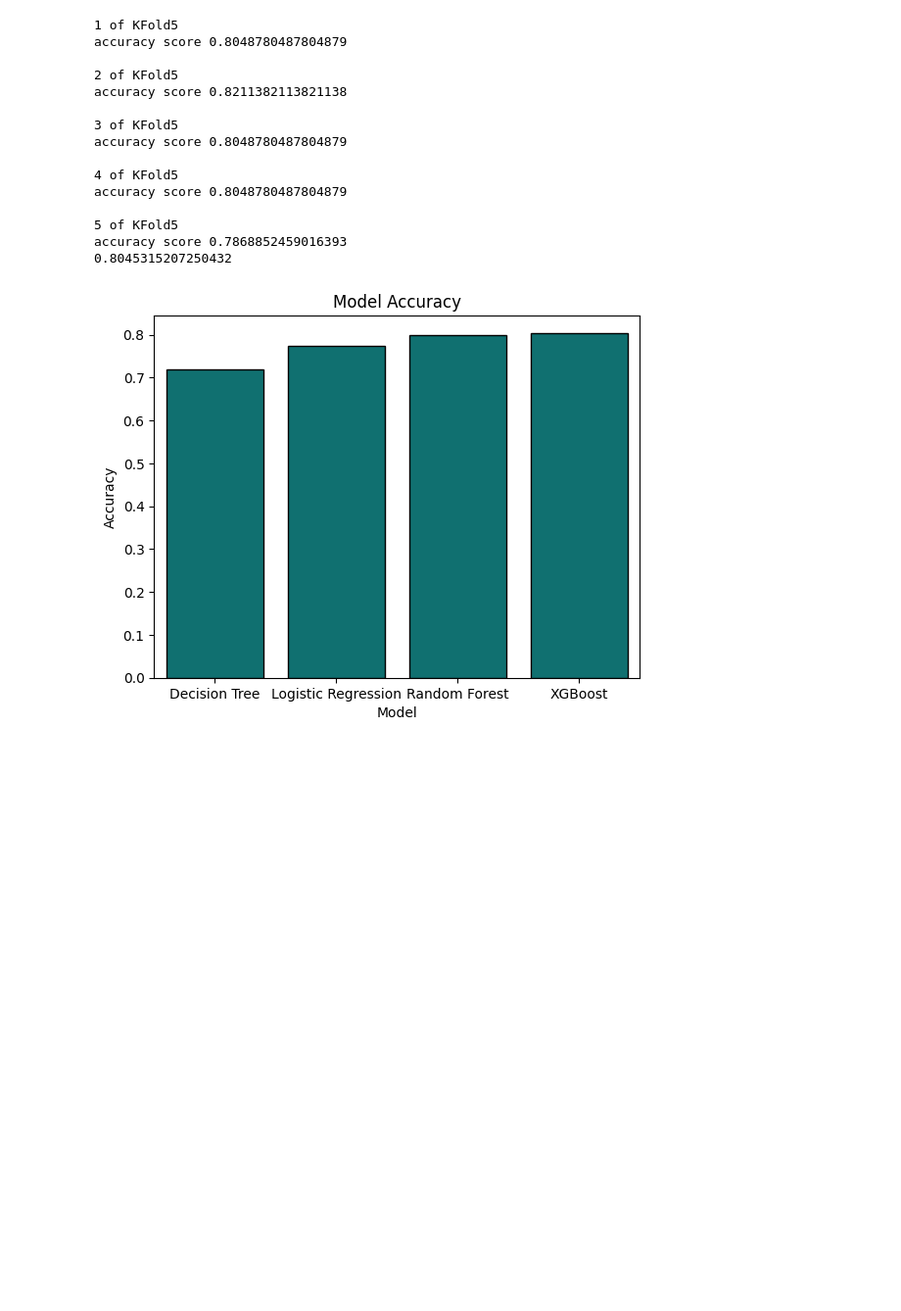
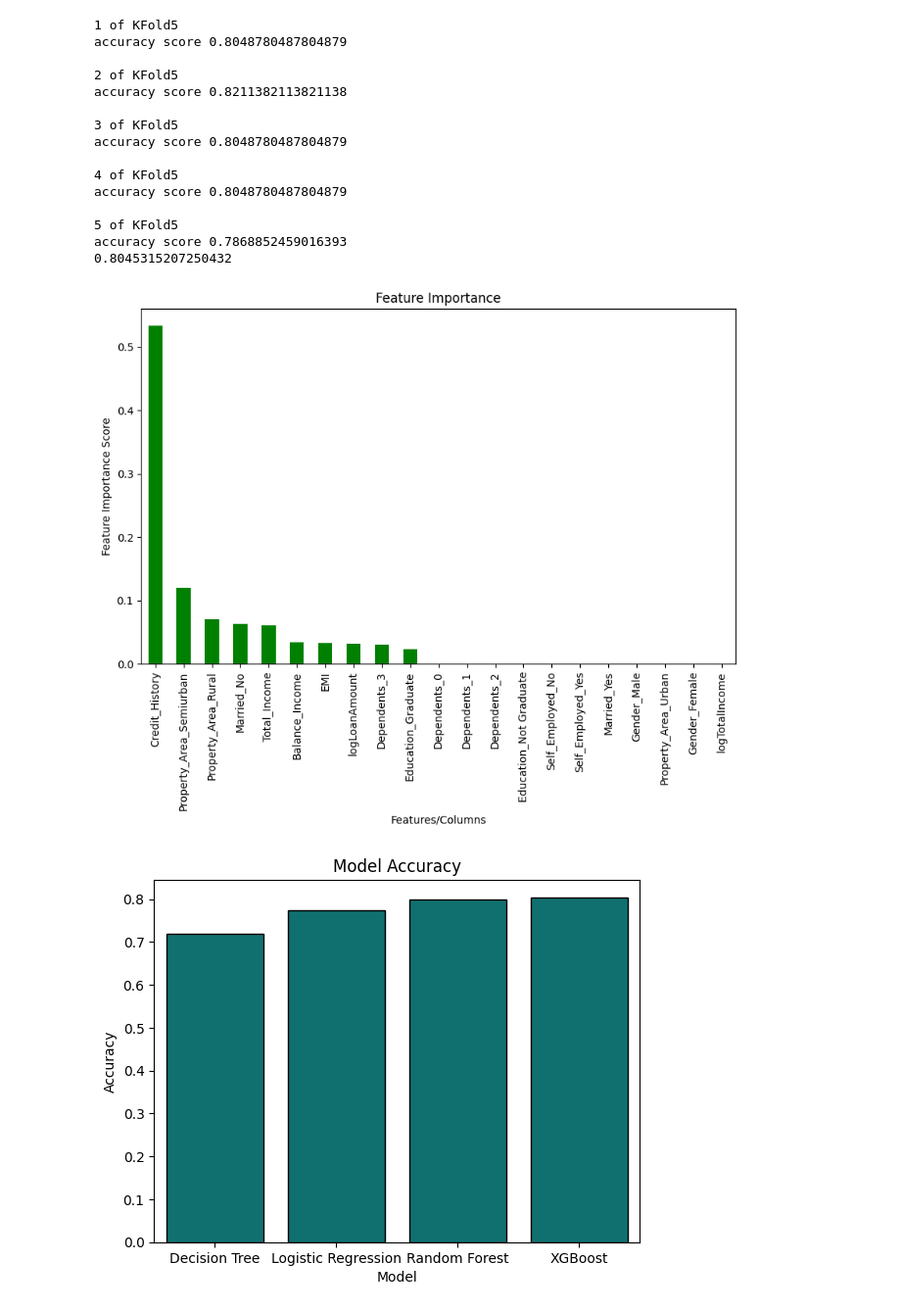
Before and after one commit to zar373/Loan_Prediction, a Jupyter notebook: Loan_Prediction_2.ipynb, the cells around one changed output. Shown at 98% size. Saved outputs shown, nothing was run; the diff lists cells and outputs as text; code cells hidden in the pictures; blank space fills up the shorter version.

```diff
--- a/Loan_Prediction_2.ipynb
+++ b/Loan_Prediction_2.ipynb
@@ -335,6 +335,15 @@ accuracy score 0.8048780487804879
 5 of KFold5
 accuracy score 0.7868852459016393
 0.8045315207250432
+# %%
+plt.figure(figsize= (10, 6))
+imp_xgb= pd.Series(xgb_model.feature_importances_, index= X.columns).sort_values(ascending= False)
+imp_xgb.plot(kind= 'bar', title= 'Feature Importance', color= 'green')
+plt.ylabel('Feature Importance Score')
+plt.xlabel('Features/Columns')
+plt.show()
+# %% [output]
+[figure, added]
 # %%
 model= ["Logistic Regression", "Decision Tree", "Random Forest", "XGBoost"]
 mod_df= pd.DataFrame({'Model': model, 'Accuracy': model_acc})
```
